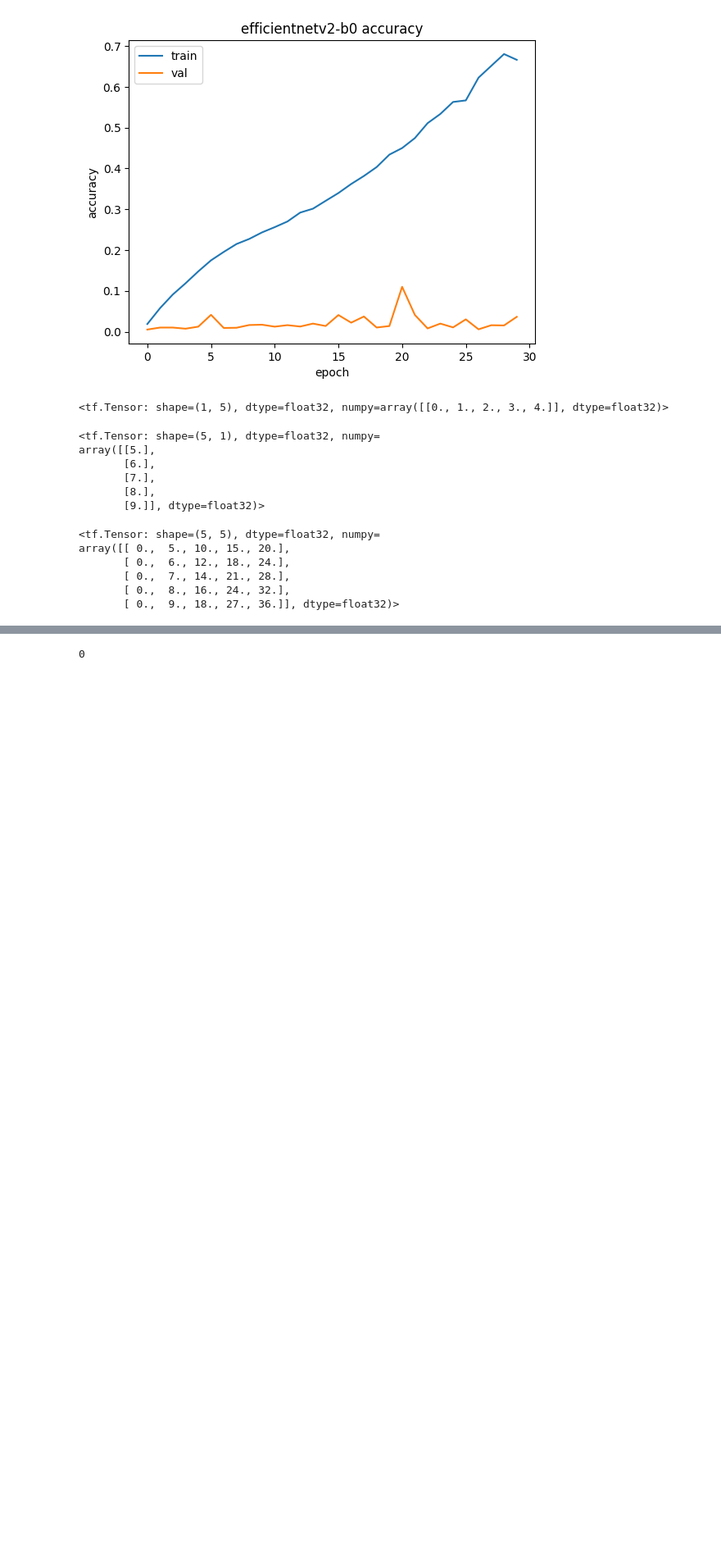
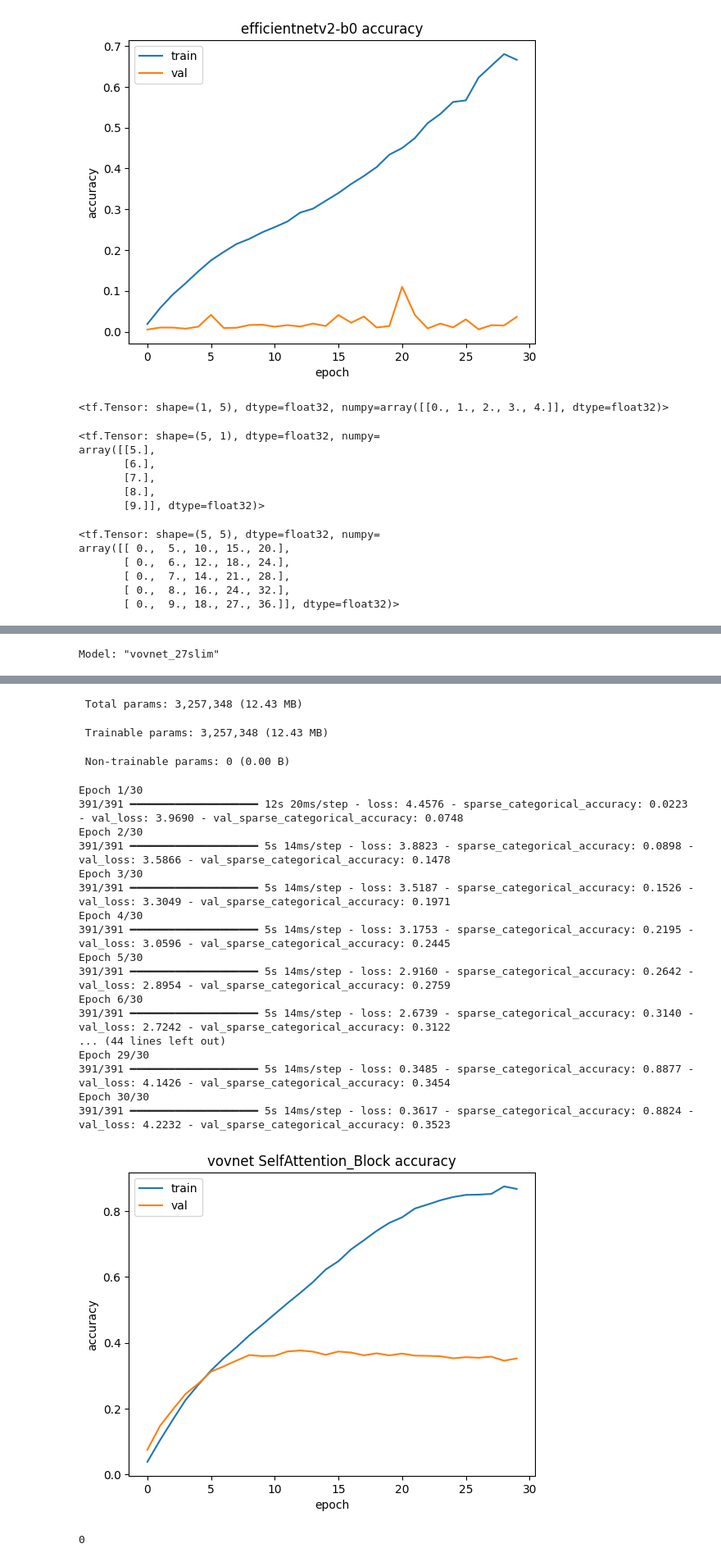
Before and after one commit to yuyenchu/attention_exp, a Jupyter notebook: models.ipynb, the cells around one changed output, grey strips where cells are left out. Shown at 82% size. Saved outputs shown, nothing was run; the diff lists cells and outputs as text; code cells hidden in the pictures; blank space fills up the shorter version.

```diff
--- a/models.ipynb
+++ b/models.ipynb
@@ -51,22 +52,33 @@ def analyze(model):
     trainableParams = np.sum([np.prod(v.shape) for v in model.trainable_weights])
     nonTrainableParams = np.sum([np.prod(v.shape) for v in model.non_trainable_weights])
     totalParams = trainableParams + nonTrainableParams
+    totalFlops = get_flops(model)
 
     print('Trainable params:',trainableParams)
     print('Nontrainable params:',nonTrainableParams)
     print('Total params:', totalParams)
-    print('Flops:', get_flops(model))
+    print('Flops:', totalFlops)
     print('='*21, 'End of Info', '='*21)
+    return {
+        'trainableParams':trainableParams,
+        'nonTrainableParams': nonTrainableParams,
+        'totalParams': totalParams,
+        'totalFlops': totalFlops,
+    }
 # %%
 def normalize_img(image, label):
   """Normalizes images: `uint8` -> `float32`."""
   return tf.cast(image, tf.float32) / 255., label
 
-ds, val_ds, ds_info = tfds.load(
+data_path = Dataset.get(dataset_id='fa15e4e3e9e745d59d27a7062ce4cf37').get_local_copy()
+print(data_path)
+(ds, val_ds), ds_info = tfds.load(
     'cifar100',
     split=['train', 'test'],
     as_supervised=True,  # returns `(img, label)` instead of dict(image=, ...)
     with_info=True,
+    data_dir=data_path,
+    download=False
 )
 ds = ds.map(normalize_img, num_parallel_calls=tf.data.AUTOTUNE)
 ds = ds.cache().shuffle(ds_info.splits['train'].num_examples).batch(128).prefetch(tf.data.experimental.AUTOTUNE)
@@ -326,6 +331,7 @@ class VOV_Block(tf.keras.layers.Layer):
             self.convs = [Conv_Block(3, n, 1, activation=self.activation) for _ in range(self.n_layers)]
         else:
             self.convs = [layers.Conv2D(n, 3, padding='same', activation=self.activation) for _ in range(self.n_layers)]
+        self.concat = tf.keras.layers.Concatenate(axis=-1)
         self.conv_out = layers.Conv2D(self.filters_out, 1, padding='same', activation=self.activation)
         if (self.identity):
             self.add = layers.Add()
@@ -336,7 +342,7 @@ class VOV_Block(tf.keras.layers.Layer):
         for c in self.convs:
             x = c(x)
             layers += [x]
-        x = tf.concat(layers, -1)
+        x = self.concat(layers)
         out = self.conv_out(x)
         if (self.ese):
             out = self.ese(out)
@@ -465,0 +494,29 @@ Softmax                    500 float_ops (0.00%, 0.00%)
+# %%
+se = SE_Block
+sa = SelfAttention_Block
+dsa = DualSelfAttention_Block
+# attens = [se, sa, dsa]
+# attens = [dsa]
+# attens = [se, lambda *_:sa(mode='add'), lambda *_:sa(mode='sigmoid')]
+attens = [sa]
+for a in attens:
+    tf.compat.v1.reset_default_graph()
+    with tf.name_scope("vovnet") as scope:
+        model = make_model(ese_layer=a)
+        model.summary()
+        # analyze(model)
+        model.compile(
+            optimizer=keras.optimizers.AdamW(),
+            loss=keras.losses.SparseCategoricalCrossentropy(),
+            metrics=[keras.metrics.SparseCategoricalAccuracy()],
+        )
+        history = model.fit(ds, epochs=30, validation_data=val_ds)
+        plt.plot(history.history['sparse_categorical_accuracy'])
+        plt.plot(history.history['val_sparse_categorical_accuracy'])
+        plt.title(f'vovnet {a.__name__} accuracy')
+        plt.ylabel('accuracy')
+        plt.xlabel('epoch')
+        plt.legend(['train', 'val'], loc='upper left')
+        plt.show()
+# %% [output]
+Model: "vovnet_27slim"
@@ -466,3 +540,24 @@ Softmax                    500 float_ops (0.00%, 0.00%)
+ Total params: 3,257,348 (12.43 MB)
+ Trainable params: 3,257,348 (12.43 MB)
+ Non-trainable params: 0 (0.00 B)
+Epoch 1/30
+391/391 ━━━━━━━━━━━━━━━━━━━━ 12s 20ms/step - loss: 4.4576 - sparse_categorical_accuracy: 0.0223 - val_loss: 3.9690 - val_sparse_categorical_accuracy: 0.0748
+Epoch 2/30
+391/391 ━━━━━━━━━━━━━━━━━━━━ 5s 14ms/step - loss: 3.8823 - sparse_categorical_accuracy: 0.0898 - val_loss: 3.5866 - val_sparse_categorical_accuracy: 0.1478
+Epoch 3/30
+391/391 ━━━━━━━━━━━━━━━━━━━━ 5s 14ms/step - loss: 3.5187 - sparse_categorical_accuracy: 0.1526 - val_loss: 3.3049 - val_sparse_categorical_accuracy: 0.1971
+Epoch 4/30
+391/391 ━━━━━━━━━━━━━━━━━━━━ 5s 14ms/step - loss: 3.1753 - sparse_categorical_accuracy: 0.2195 - val_loss: 3.0596 - val_sparse_categorical_accuracy: 0.2445
+Epoch 5/30
+391/391 ━━━━━━━━━━━━━━━━━━━━ 5s 14ms/step - loss: 2.9160 - sparse_categorical_accuracy: 0.2642 - val_loss: 2.8954 - val_sparse_categorical_accuracy: 0.2759
+Epoch 6/30
+391/391 ━━━━━━━━━━━━━━━━━━━━ 5s 14ms/step - loss: 2.6739 - sparse_categorical_accuracy: 0.3140 - val_loss: 2.7242 - val_sparse_categorical_accuracy: 0.3122
+... (44 lines left out)
+Epoch 29/30
+391/391 ━━━━━━━━━━━━━━━━━━━━ 5s 14ms/step - loss: 0.3485 - sparse_categorical_accuracy: 0.8877 - val_loss: 4.1426 - val_sparse_categorical_accuracy: 0.3454
+Epoch 30/30
+391/391 ━━━━━━━━━━━━━━━━━━━━ 5s 14ms/step - loss: 0.3617 - sparse_categorical_accuracy: 0.8824 - val_loss: 4.2232 - val_sparse_categorical_accuracy: 0.3523
+[figure, added]
 # %%
 import gc
 del model
```
Also changed, not shown: parts of 8 cells of this notebook, 2 other files.
